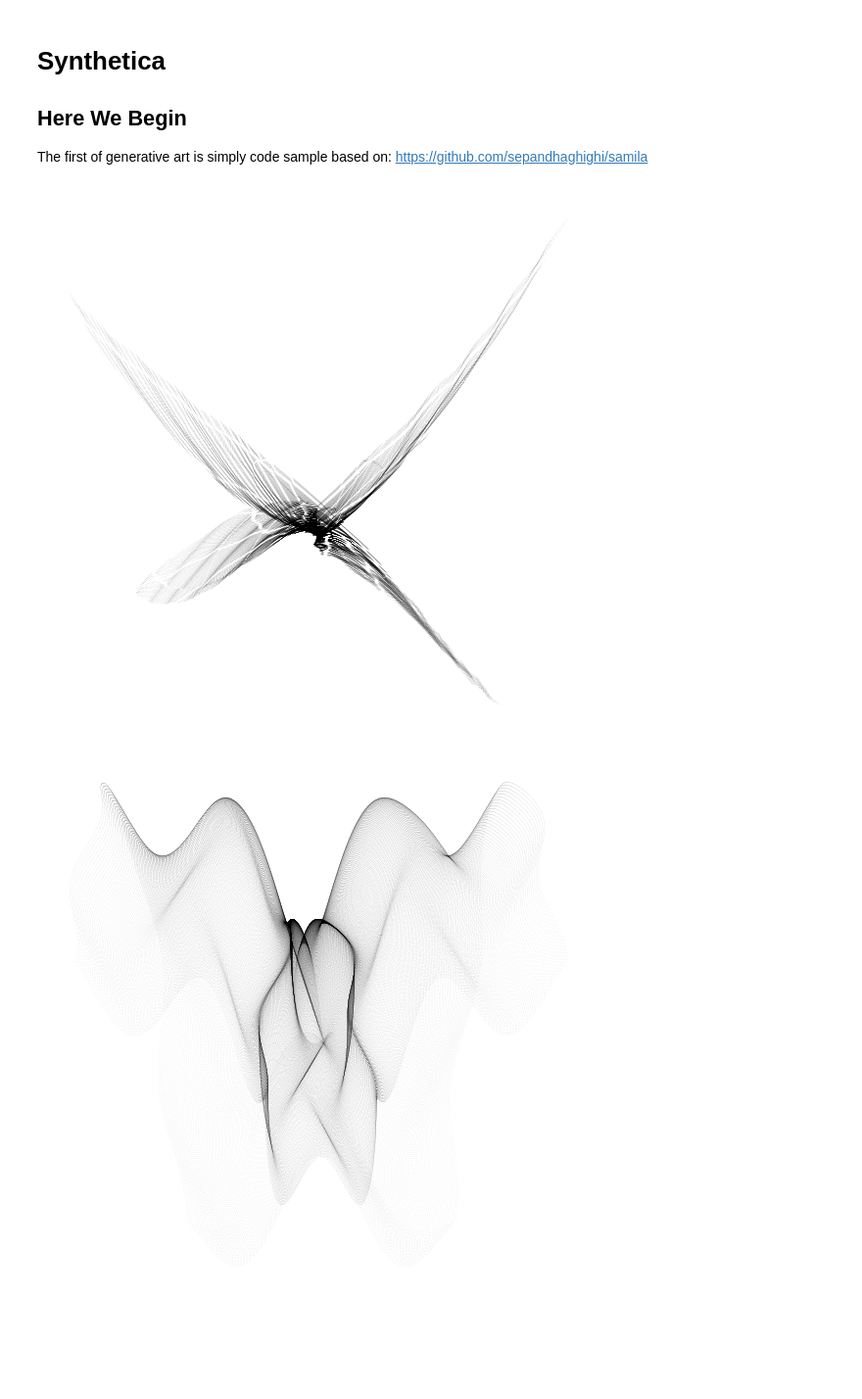
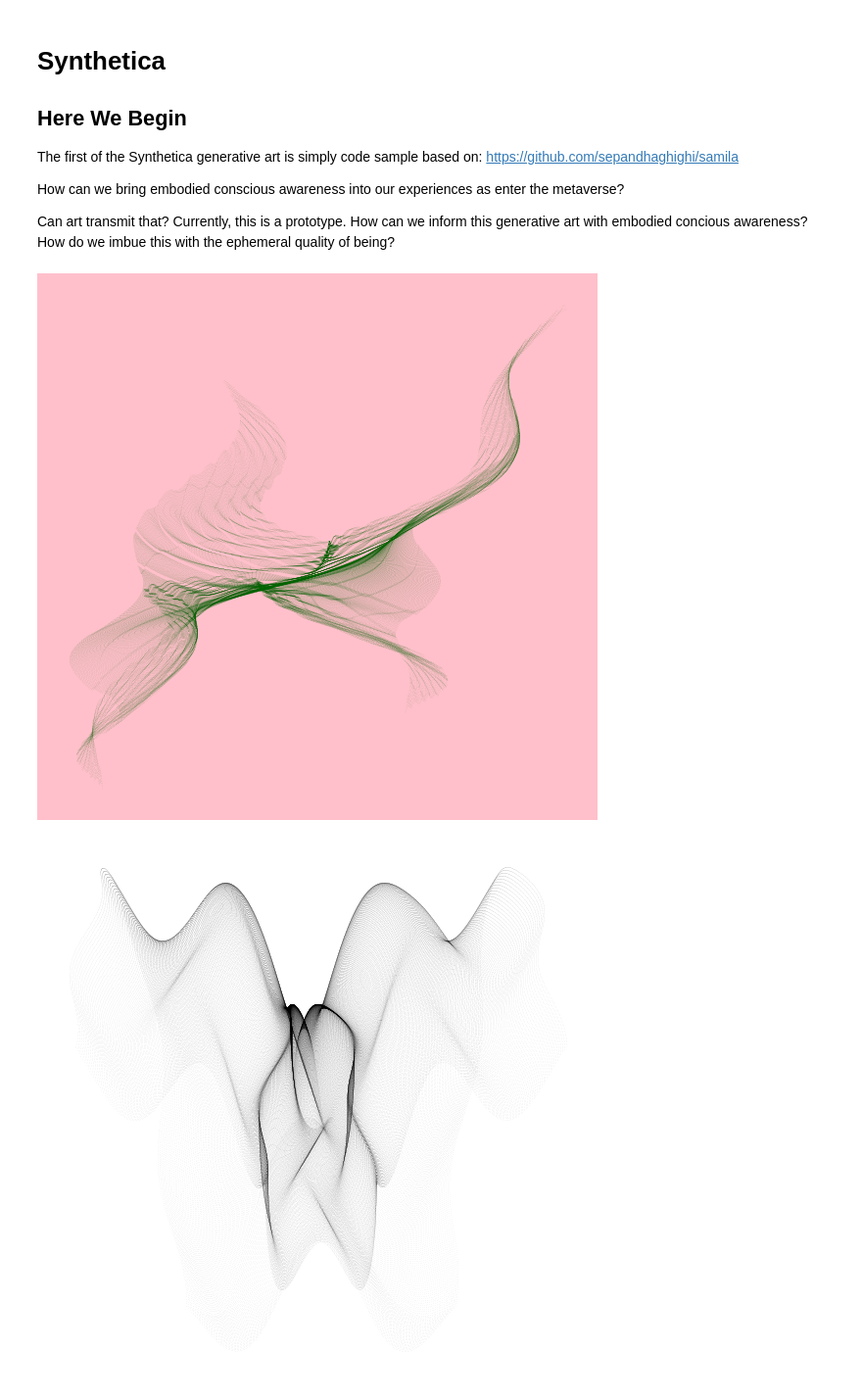
Before and after one commit to archvalmiki/syntheticanft, a Jupyter notebook: synthetica.ipynb, the cells around one changed output. Shown: that part at 98% size. Cells and saved outputs as stored; diff of their text form; code cells hidden in the pictures; blank space fills up the shorter version.

```diff
--- a/synthetica.ipynb
+++ b/synthetica.ipynb
@@ -1,18 +1,22 @@
 # %% [markdown]
 # Synthetica
 ## Here We Begin
-The first of generative art is simply code sample based on:
+The first of the Synthetica generative art is simply code sample based on:
 https://github.com/sepandhaghighi/samila
+
+How can we bring embodied conscious awareness into our experiences as enter the metaverse?
+
+Can art transmit that?  Currently, this is a prototype.  How can we inform this generative art with embodied concious awareness?  How do we imbue this with the ephemeral quality of being?
 # %%
 # Magic
 import matplotlib.pyplot as plt
 from samila import GenerativeImage
 g = GenerativeImage()
 g.generate()
-g.plot()
+g.plot(color="dark green", bgcolor="pink")
 plt.show()
 # %% [output]
-[figure, old version]
+[figure, new version]
 # %%
 # Basic
 import math
```
Also changed, not shown: parts of 2 cells of this notebook.
